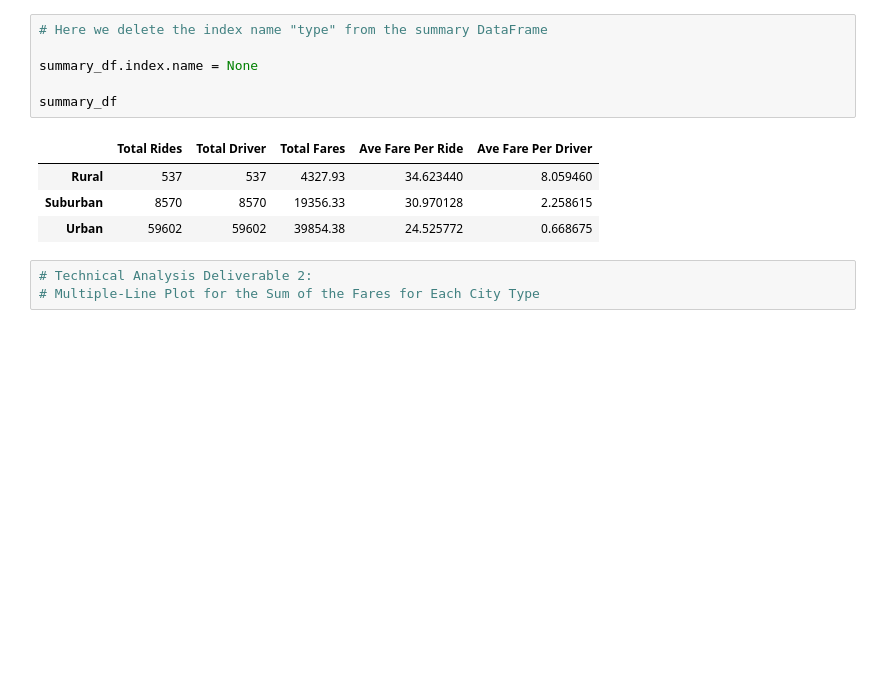
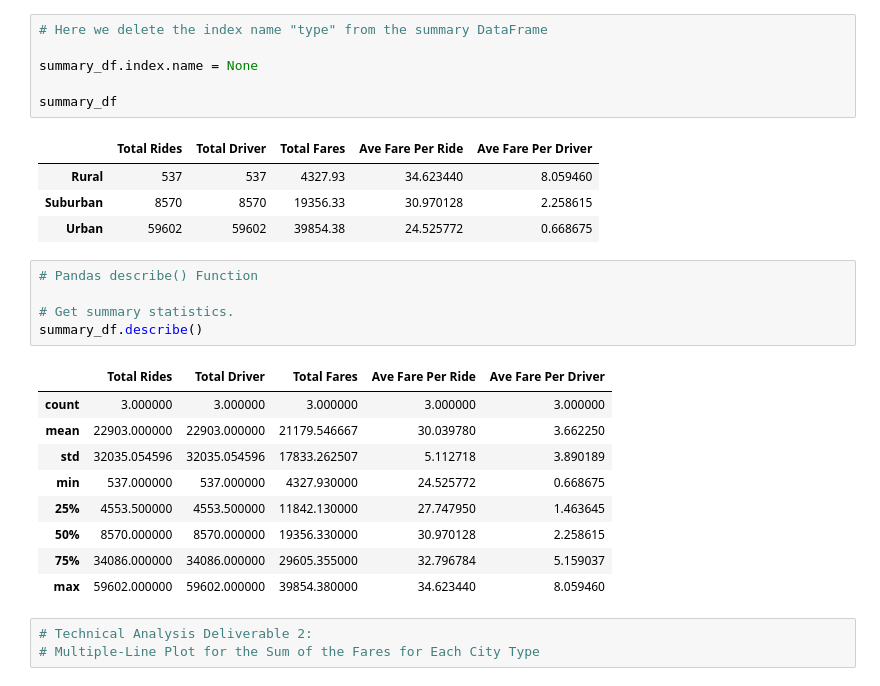
Before and after one commit to Francodo/PyBer_Matplotlib, a Jupyter notebook: Module_5_Challenge.ipynb, the cells around one changed output. Drawn from its saved outputs; the diff is of its cells as text; blank space fills up the shorter version.

```diff
--- a/Module_5_Challenge.ipynb
+++ b/Module_5_Challenge.ipynb
@@ -346,6 +331,21 @@ summary_df
 | Rural | 537 | 537 | 4327.93 | 34.623440 | 8.059460 |
 | Suburban | 8570 | 8570 | 19356.33 | 30.970128 | 2.258615 |
 | Urban | 59602 | 59602 | 39854.38 | 24.525772 | 0.668675 |
+# %%
+# Pandas describe() Function
+
+# Get summary statistics.
+summary_df.describe()
+# %% [output]
+|  | Total Rides | Total Driver | Total Fares | Ave Fare Per Ride | Ave Fare Per Driver |
+| count | 3.000000 | 3.000000 | 3.000000 | 3.000000 | 3.000000 |
+| mean | 22903.000000 | 22903.000000 | 21179.546667 | 30.039780 | 3.662250 |
+| std | 32035.054596 | 32035.054596 | 17833.262507 | 5.112718 | 3.890189 |
+| min | 537.000000 | 537.000000 | 4327.930000 | 24.525772 | 0.668675 |
+| 25% | 4553.500000 | 4553.500000 | 11842.130000 | 27.747950 | 1.463645 |
+| 50% | 8570.000000 | 8570.000000 | 19356.330000 | 30.970128 | 2.258615 |
+| 75% | 34086.000000 | 34086.000000 | 29605.355000 | 32.796784 | 5.159037 |
+| max | 59602.000000 | 59602.000000 | 39854.380000 | 34.623440 | 8.059460 |
 # %%
 # Technical Analysis Deliverable 2:
 # Multiple-Line Plot for the Sum of the Fares for Each City Type
```
Also changed, not shown: parts of 20 cells of this notebook, 1 other file.
